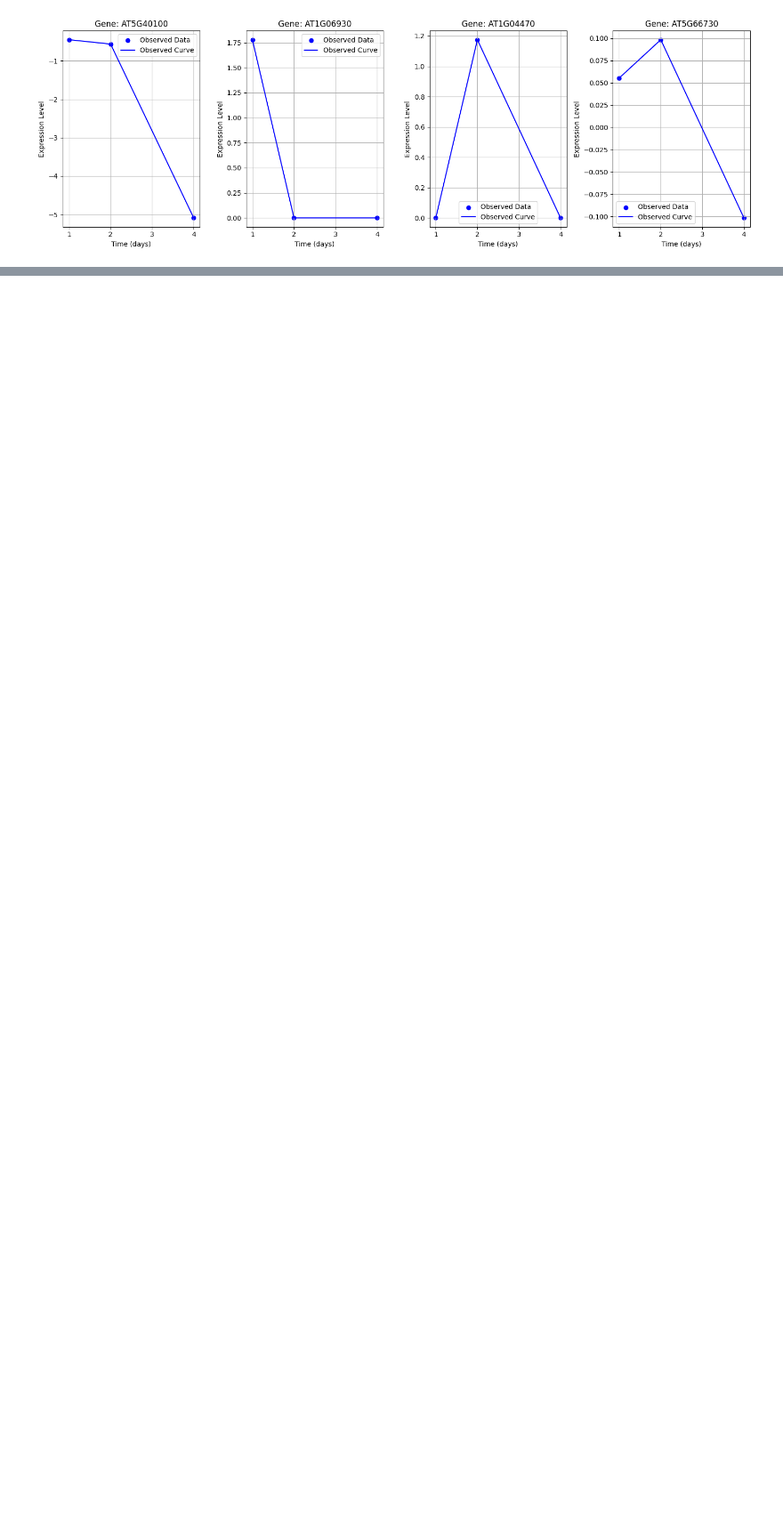
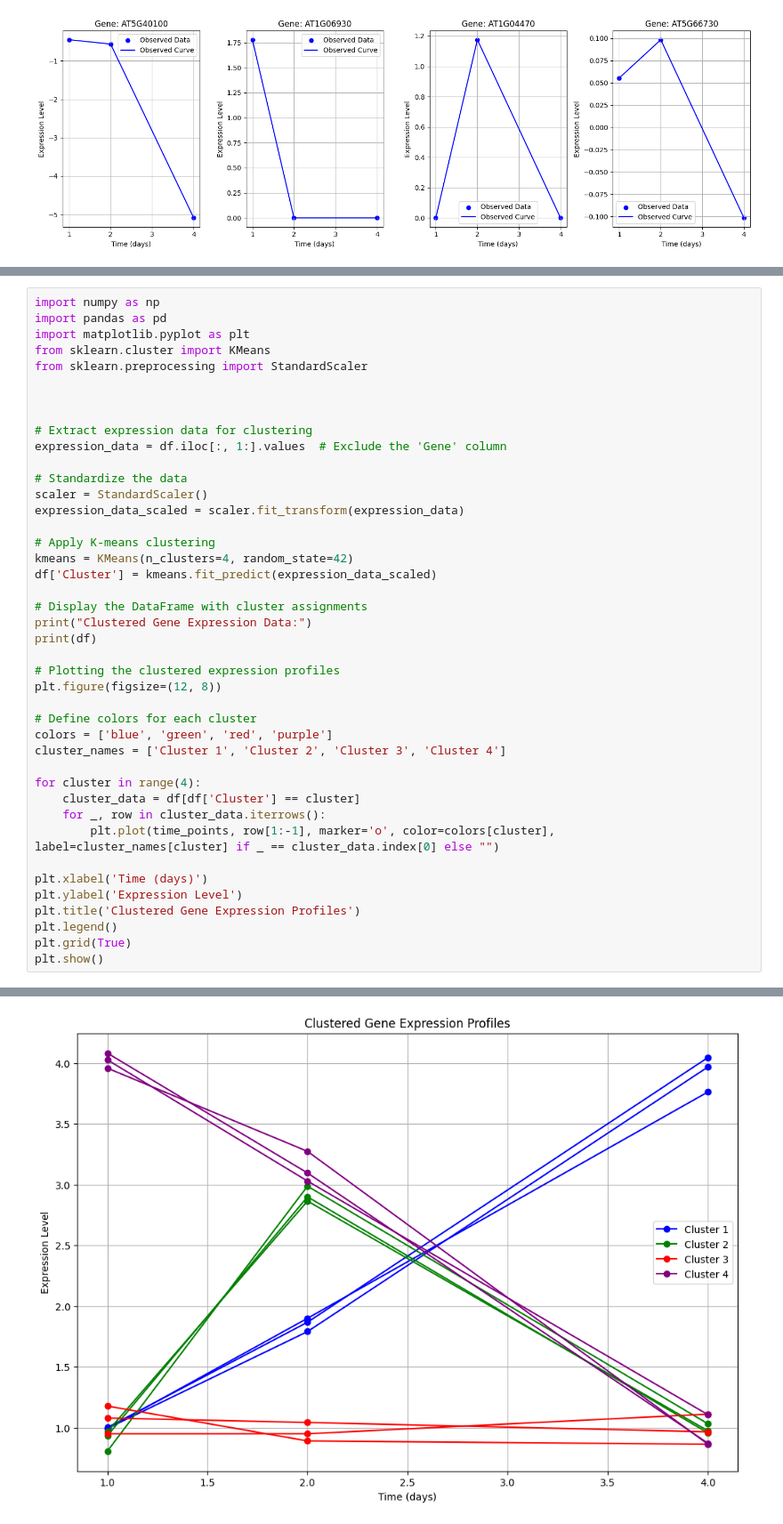
Before and after one commit to prabal5ghosh/research-project-on-physics-informed-machine-learning-on-transcriptomics-data, a Jupyter notebook: neural_ipinn_21_02_2025.ipynb, the cells around one changed output, grey strips where cells are left out. Shown at 89% size. Drawn from its saved outputs; the diff is of its cells as text; blank space fills up the shorter version.

```diff
--- a/neural_ipinn_21_02_2025.ipynb
+++ b/neural_ipinn_21_02_2025.ipynb
@@ -1665,0 +1666,43 @@ Simulated Gene Expression Data:
+# %%
+import numpy as np
+import pandas as pd
+import matplotlib.pyplot as plt
+from sklearn.cluster import KMeans
+from sklearn.preprocessing import StandardScaler
+
+
+
+# Extract expression data for clustering
+expression_data = df.iloc[:, 1:].values  # Exclude the 'Gene' column
+
+# Standardize the data
+scaler = StandardScaler()
+expression_data_scaled = scaler.fit_transform(expression_data)
+
+# Apply K-means clustering
+kmeans = KMeans(n_clusters=4, random_state=42)
+df['Cluster'] = kmeans.fit_predict(expression_data_scaled)
+
+# Display the DataFrame with cluster assignments
+print("Clustered Gene Expression Data:")
+print(df)
+
+# Plotting the clustered expression profiles
+plt.figure(figsize=(12, 8))
+
+# Define colors for each cluster
+colors = ['blue', 'green', 'red', 'purple']
+cluster_names = ['Cluster 1', 'Cluster 2', 'Cluster 3', 'Cluster 4']
+
+for cluster in range(4):
+    cluster_data = df[df['Cluster'] == cluster]
+    for _, row in cluster_data.iterrows():
+        plt.plot(time_points, row[1:-1], marker='o', color=colors[cluster], label=cluster_names[cluster] if _ == cluster_data.index[0] else "")
+
+plt.xlabel('Time (days)')
+plt.ylabel('Expression Level')
+plt.title('Clustered Gene Expression Profiles')
+plt.legend()
+plt.grid(True)
+plt.show()
+# %% [output]
@@ -1665,0 +1723 @@ Simulated Gene Expression Data:
+[figure, added]
```
Also changed, not shown: parts of 2 cells of this notebook.
